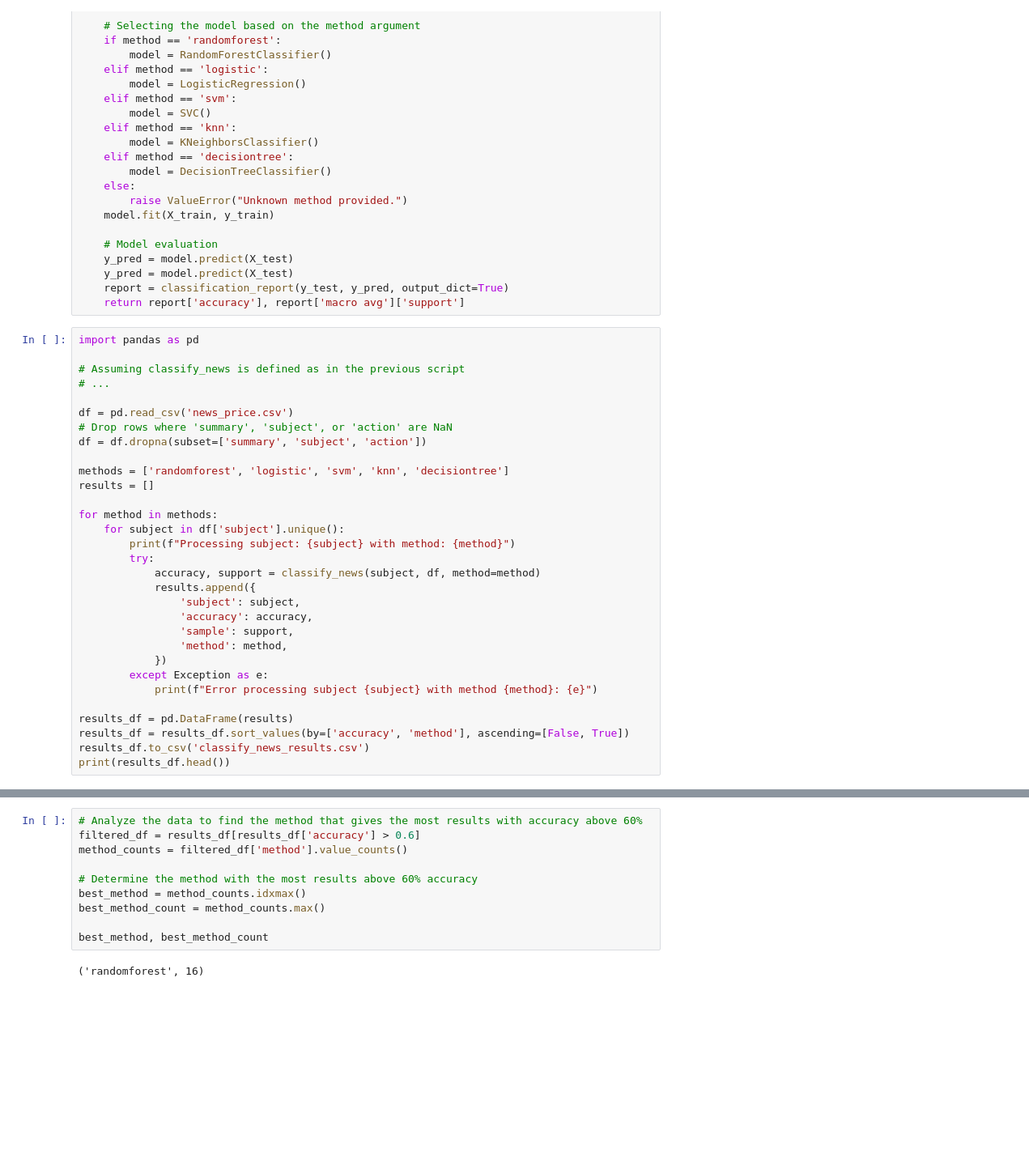
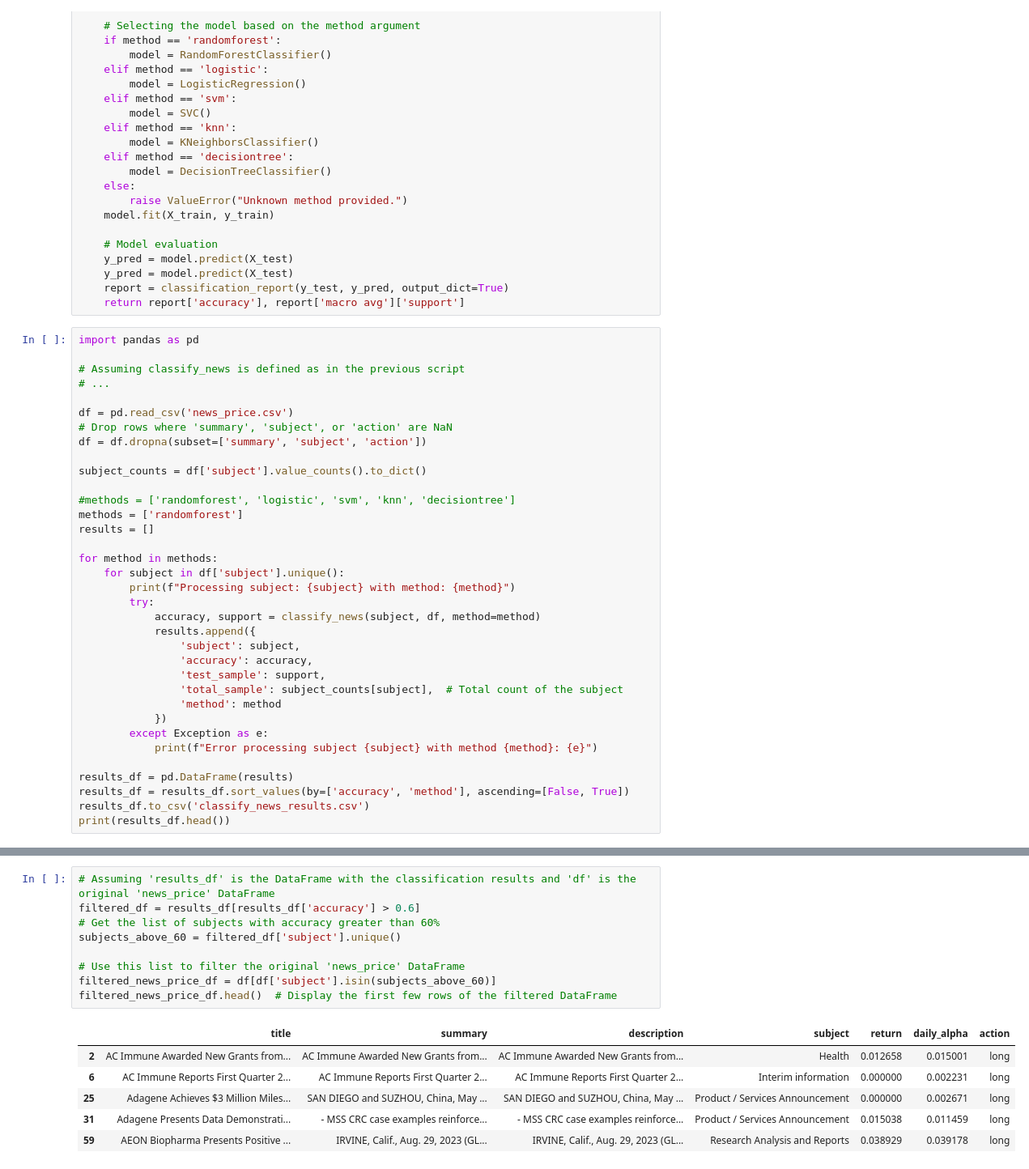
Before and after one commit to kaljuvee/newstrading, a Jupyter notebook: notebooks/news_classification_spacy.ipynb, the cells around one changed output, grey strips where cells are left out. Shown at 81% size. Drawn from its saved outputs; the diff is of its cells as text; blank space fills up the shorter version.

```diff
--- a/notebooks/news_classification_spacy.ipynb
+++ b/notebooks/news_classification_spacy.ipynb
@@ -83,7 +83,10 @@ df = pd.read_csv('news_price.csv')
 # Drop rows where 'summary', 'subject', or 'action' are NaN
 df = df.dropna(subset=['summary', 'subject', 'action'])
 
-methods = ['randomforest', 'logistic', 'svm', 'knn', 'decisiontree']
+subject_counts = df['subject'].value_counts().to_dict()
+
+#methods = ['randomforest', 'logistic', 'svm', 'knn', 'decisiontree']
+methods = ['randomforest']
 results = []
 
 for method in methods:
@@ -94,8 +97,9 @@ for method in methods:
             results.append({
                 'subject': subject,
                 'accuracy': accuracy,
-                'sample': support,
-                'method': method,
+                'test_sample': support,
+                'total_sample': subject_counts[subject],  # Total count of the subject
+                'method': method
             })
         except Exception as e:
             print(f"Error processing subject {subject} with method {method}: {e}")
@@ -186,12 +190,16 @@ See the caveats in the documentation: https://pandas.pydata.org/pandas-docs/stab
-# %%
-# Analyze the data to find the method that gives the most results with accuracy above 60%
-filtered_df = results_df[results_df['accuracy'] > 0.6]
-method_counts = filtered_df['method'].value_counts()
-
-# Determine the method with the most results above 60% accuracy
-best_method = method_counts.idxmax()
-best_method_count = method_counts.max()
-
-best_method, best_method_count
-# %% [output]
-('randomforest', 16)
+# %%
+# Assuming 'results_df' is the DataFrame with the classification results and 'df' is the original 'news_price' DataFrame
+filtered_df = results_df[results_df['accuracy'] > 0.6]
+# Get the list of subjects with accuracy greater than 60%
+subjects_above_60 = filtered_df['subject'].unique()
+
+# Use this list to filter the original 'news_price' DataFrame
+filtered_news_price_df = df[df['subject'].isin(subjects_above_60)]
+filtered_news_price_df.head()  # Display the first few rows of the filtered DataFrame
+# %% [output]
+|  | title | summary | description | subject | return | daily_alpha | action |
+| 2 | AC Immune Awarded New Grants from... | AC Immune Awarded New Grants from... | AC Immune Awarded New Grants from... | Health | 0.012658 | 0.015001 | long |
+| 6 | AC Immune Reports First Quarter 2... | AC Immune Reports First Quarter 2... | AC Immune Reports First Quarter 2... | Interim information | 0.000000 | 0.002231 | long |
+| 25 | Adagene Achieves $3 Million Miles... | SAN DIEGO and SUZHOU, China, May ... | SAN DIEGO and SUZHOU, China, May ... | Product / Services Announcement | 0.000000 | 0.002671 | long |
+| 31 | Adagene Presents Data Demonstrati... | - MSS CRC case examples reinforce... | - MSS CRC case examples reinforce... | Product / Services Announcement | 0.015038 | 0.011459 | long |
+| 59 | AEON Biopharma Presents Positive ... | IRVINE, Calif., Aug. 29, 2023 (GL... | IRVINE, Calif., Aug. 29, 2023 (GL... | Research Analysis and Reports | 0.038929 | 0.039178 | long |
```
Also changed, not shown: parts of 4 cells of this notebook.
